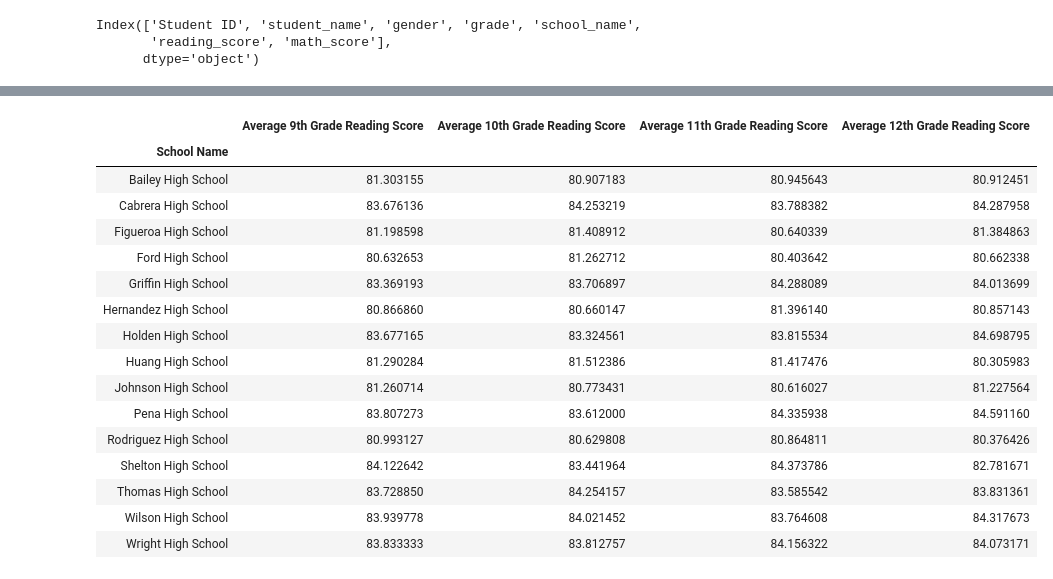
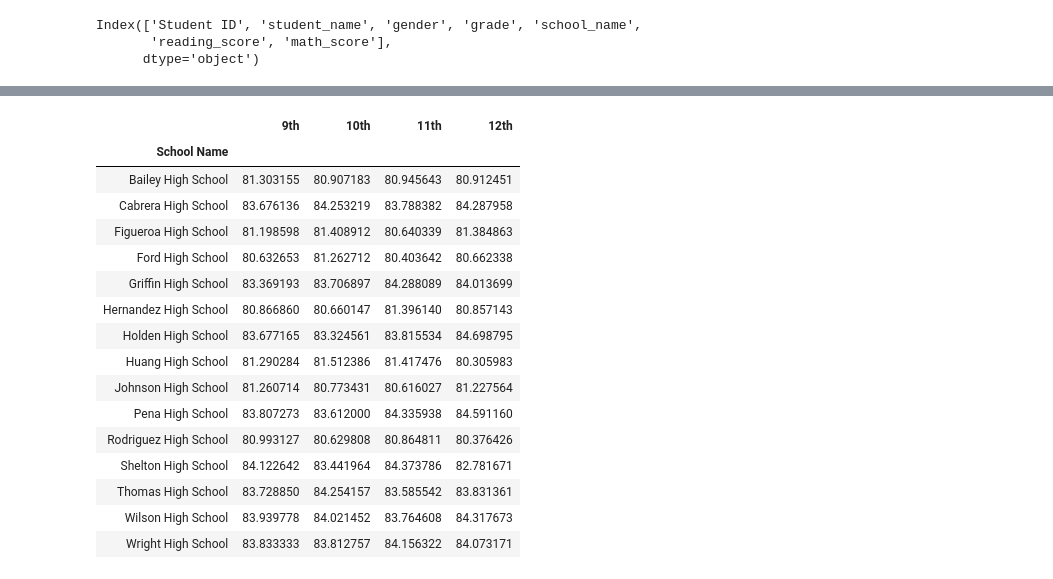
Before and after one commit to camiloibanez/School-Performance, a Jupyter notebook: PyCitySchools/PySchools.ipynb, the cells around one changed output, grey strips where cells are left out. Drawn from its saved outputs; the diff is of its cells as text; code cells hidden in the pictures.

```diff
--- a/PyCitySchools/PySchools.ipynb
+++ b/PyCitySchools/PySchools.ipynb
@@ -198,40 +205,40 @@ students8_df.rename(columns={"school_name": "School Name"}, inplace=True)
 students8_df = students8_df.loc[students8_df["grade"] == "9th",:]
 del students8_df["grade"]
 students8_df = students8_df.groupby(["School Name"]).mean()
-students8_df.rename(columns={"reading_score": "Average 9th Grade Reading Score"}, inplace=True)
+students8_df.rename(columns={"reading_score": "9th"}, inplace=True)
 
 students9_df = students_df.copy()
 students9_df = students9_df[["grade", "school_name", "reading_score"]]
 students9_df.rename(columns={"school_name": "School Name"}, inplace=True)
 students9_df = students9_df.loc[students9_df["grade"] == "10th",:]
 del students9_df["grade"]
 students9_df = students9_df.groupby(["School Name"]).mean()
-students9_df.rename(columns={"reading_score": "Average 10th Grade Reading Score"}, inplace=True)
+students9_df.rename(columns={"reading_score": "10th"}, inplace=True)
 
 Reading_Scores_by_Grade_df = pd.merge(students8_df, students9_df, on="School Name")
 
 students10_df = students_df.copy()
 students10_df = students10_df[["grade", "school_name", "reading_score"]]
 students10_df.rename(columns={"school_name": "School Name"}, inplace=True)
 students10_df = students10_df.loc[students10_df["grade"] == "11th",:]
 del students10_df["grade"]
 students10_df = students10_df.groupby(["School Name"]).mean()
-students10_df.rename(columns={"reading_score": "Average 11th Grade Reading Score"}, inplace=True)
+students10_df.rename(columns={"reading_score": "11th"}, inplace=True)
 
 Reading_Scores_by_Grade_df = pd.merge(Reading_Scores_by_Grade_df, students10_df, on="School Name")
 
 students11_df = students_df.copy()
 students11_df = students11_df[["grade", "school_name", "reading_score"]]
 students11_df.rename(columns={"school_name": "School Name"}, inplace=True)
 students11_df = students11_df.loc[students11_df["grade"] == "12th",:]
 del students11_df["grade"]
 students11_df = students11_df.groupby(["School Name"]).mean()
-students11_df.rename(columns={"reading_score": "Average 12th Grade Reading Score"}, inplace=True)
+students11_df.rename(columns={"reading_score": "12th"}, inplace=True)
 
 Reading_Scores_by_Grade_df = pd.merge(Reading_Scores_by_Grade_df, students11_df, on="School Name")
 Reading_Scores_by_Grade_df
 # %% [output]
-|  | Average 9th Grade Reading Score | Average 10th Grade Reading Score | Average 11th Grade Reading Score | Average 12th Grade Reading Score |
+|  | 9th | 10th | 11th | 12th |
 | School Name |  |  |  |  |
 | Bailey High School | 81.303155 | 80.907183 | 80.945643 | 80.912451 |
 | Cabrera High School | 83.676136 | 84.253219 | 83.788382 | 84.287958 |
```
Also changed, not shown: parts of 12 cells of this notebook, 1 other file.
